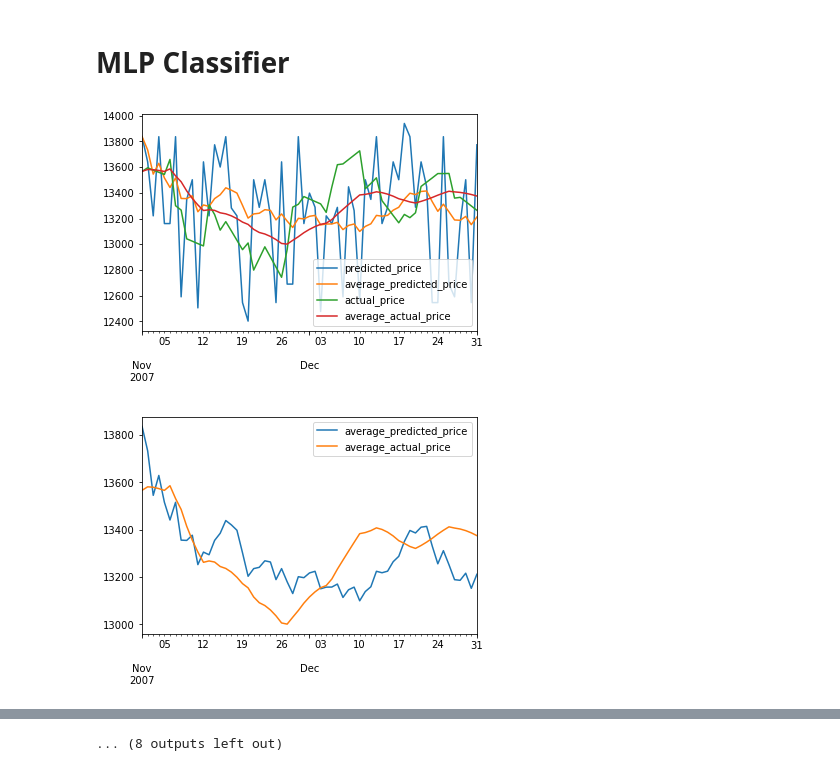
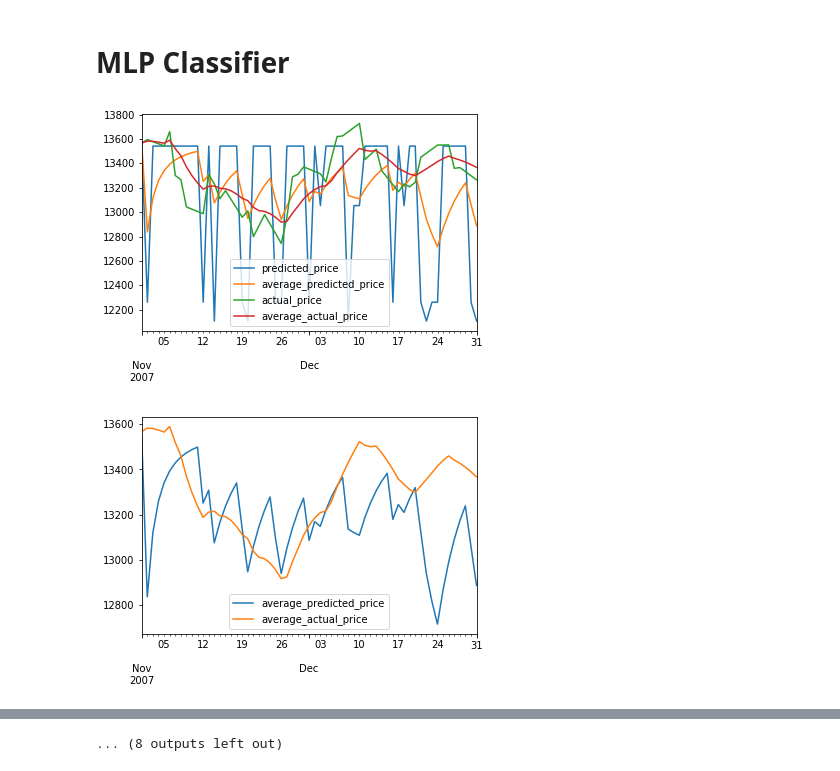
Before and after one commit to sanchitchawla/stockprediction, a Jupyter notebook: Generating Different Models.ipynb, the cells around one changed output, grey strips where cells are left out. Cells and saved outputs as stored; diff of their text form; code cells hidden in the pictures.

```diff
--- a/Generating Different Models.ipynb
+++ b/Generating Different Models.ipynb
@@ -315,2 +284,2 @@ predictions_df.head()
 # %%
-predictions_df['ewma'] = pd.ewma(predictions_df["prices"], span=60, freq="D")
+predictions_df['ewma'] = predictions_df["prices"].ewm(span=60,min_periods=0,freq="D",adjust=True,ignore_na=False).mean()
@@ -328,6 +295,6 @@ predictions_df.head()
 # %%
 predictions_df['actual_value'] = test['prices']
-predictions_df['actual_value_ewma'] = pd.ewma(predictions_df["actual_value"], span=60, freq="D")
+predictions_df['actual_value_ewma'] = predictions_df["actual_value"].ewm(span=60,min_periods=0,freq="D",adjust=True,ignore_na=False).mean()
 # %%
 predictions_df.head()
 # %% [output]
@@ -506,15 +480,6 @@ from sklearn.ensemble import RandomForestRegressor
 from sklearn.linear_model import LogisticRegression
 from datetime import datetime, timedelta
 
-# average_upcoming_5_days_predicted += predictions_df.loc[temp_date, 'prices']
-# # Converting string to date time
-# temp_date = datetime.strptime(temp_date, "%Y-%m-%d").date()
-# # Adding one day from date time
-# difference = temp_date + timedelta(days=1)
-# # Converting again date time to string
-# temp_date = difference.strftime('%Y-%m-%d')
-
-# start_year = datetime.strptime(train_start_date, "%Y-%m-%d").date().month
 
 years = [2007, 2008, 2009, 2010, 2011, 2012, 2013, 2014, 2015, 2016]
 prediction_list = []
@@ -542,13 +507,13 @@ for year in years:
     numpy_df_test = np.asarray(sentiment_score_list)
 
     # Generating models
-    rf = RandomForestRegressor(random_state=)
+    rf = RandomForestRegressor(random_state=42)
     rf.fit(numpy_df_train, train['prices'])
     #print rf
 
     prediction, bias, contributions = ti.predict(rf, numpy_df_test)
     prediction_list.append(prediction)
-    #print train_start_date + ' ' + train_end_date + ' ' + test_start_date + ' ' + test_end_date
+    #print (train_start_date + ' ' + train_end_date + ' ' + test_start_date + ' ' + test_end_date)
     idx = pd.date_range(test_start_date, test_end_date)
     #print year
     predictions_df_list = pd.DataFrame(data=prediction[0:], index = idx, columns=['prices'])
@@ -559,14 +524,12 @@ for year in years:
     predictions_df_list
 
     # Smoothing the plot
-    predictions_df_list['ewma'] = pd.ewma(predictions_df_list["prices"], span=10, freq="D")
+    predictions_df_list['ewma'] = predictions_df_list['prices'].ewm(span=10,min_periods=0,freq="D",adjust=True,ignore_na=False).mean()
     predictions_df_list['actual_value'] = test['prices']
-    predictions_df_list['actual_value_ewma'] = pd.ewma(predictions_df_list["actual_value"], span=10, freq="D")
+    predictions_df_list['actual_value_ewma'] = predictions_df_list['actual_value'].ewm(span=10,min_periods=0,freq="D",adjust=True,ignore_na=False).mean()
     # Changing column names
     predictions_df_list.columns = ['predicted_price', 'average_predicted_price', 'actual_price', 'average_actual_price']
     predictions_df_list.plot()
     predictions_df_list_average = predictions_df_list[['average_predicted_price', 'average_actual_price']]
     predictions_df_list_average.plot()
-
-#     predictions_df_list.show()
 # %% [output]
@@ -605,15 +561,6 @@ for year in years:
 from sklearn.neural_network import MLPClassifier
 from datetime import datetime, timedelta
 
-# average_upcoming_5_days_predicted += predictions_df.loc[temp_date, 'prices']
-# # Converting string to date time
-# temp_date = datetime.strptime(temp_date, "%Y-%m-%d").date()
-# # Adding one day from date time
-# difference = temp_date + timedelta(days=1)
-# # Converting again date time to string
-# temp_date = difference.strftime('%Y-%m-%d')
-
-# start_year = datetime.strptime(train_start_date, "%Y-%m-%d").date().month
 
 years = [2007, 2008, 2009, 2010, 2011, 2012, 2013, 2014, 2015, 2016]
 prediction_list = []
@@ -638,36 +585,36 @@ for year in years:
         sentiment_score = np.asarray([df.loc[date, 'compound'],df.loc[date, 'neg'],df.loc[date, 'neu'],df.loc[date, 'pos']])
         #sentiment_score = np.asarray([df.loc[date, 'neg'],df.loc[date, 'pos']])
         sentiment_score_list.append(sentiment_score)
     numpy_df_test = np.asarray(sentiment_score_list)
 
     # Generating models
-    mlpc = MLPClassifier(hidden_layer_sizes=(100, 200, 100), activation='relu',
-                         solver='lbfgs', alpha=0.005, learning_rate_init = 0.001, shuffle=False) # span = 20 # best 1
+    mlpc = MLPClassifier(hidden_layer_sizes=(500, 400, 300), activation='relu',
+                         solver='adam', alpha=0.005, learning_rate_init = 0.01, shuffle=True, learning_rate = "adaptive") # span = 20 # best 1
     mlpc.fit(numpy_df_train, train['prices'])
     prediction = mlpc.predict(numpy_df_test)
 
     prediction_list.append(prediction)
     #print train_start_date + ' ' + train_end_date + ' ' + test_start_date + ' ' + test_end_date
     idx = pd.date_range(test_start_date, test_end_date)
     #print year
     predictions_df_list = pd.DataFrame(data=prediction[0:], index = idx, columns=['prices'])
 
     difference_test_predicted_prices = offset_value(test_start_date, test, predictions_df_list)
     # Adding offset to all the advpredictions_df price values
     predictions_df_list['prices'] = predictions_df_list['prices'] + difference_test_predicted_prices
     predictions_df_list
 
     # Smoothing the plot
-    predictions_df_list['ewma'] = pd.ewma(predictions_df_list["prices"], span=20, freq="D")
+    predictions_df_list['ewma'] = predictions_df_list['prices'].ewm(span=10,min_periods=0,freq="D",adjust=True,ignore_na=False).mean()
     predictions_df_list['actual_value'] = test['prices']
-    predictions_df_list['actual_value_ewma'] = pd.ewma(predictions_df_list["actual_value"], span=20, freq="D")
+    predictions_df_list['actual_value_ewma'] = predictions_df_list['actual_value'].ewm(span=10,min_periods=0,freq="D",adjust=True,ignore_na=False).mean()
     # Changing column names
     predictions_df_list.columns = ['predicted_price', 'average_predicted_price', 'actual_price', 'average_actual_price']
     predictions_df_list.plot()
     predictions_df_list_average = predictions_df_list[['average_predicted_price', 'average_actual_price']]
     predictions_df_list_average.plot()
 
 #     predictions_df_list.show()
 # %% [output]
-[figure, old version]
+[figure, new version]
-[figure, old version]
+[figure, new version]
```
Also changed, not shown: parts of 39 cells of this notebook, 4 other files.
